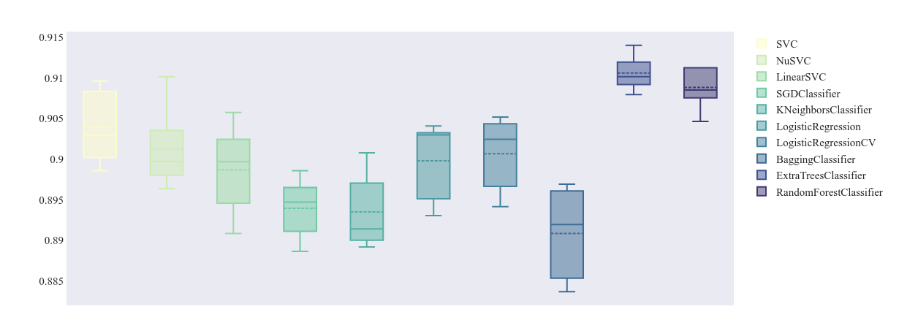
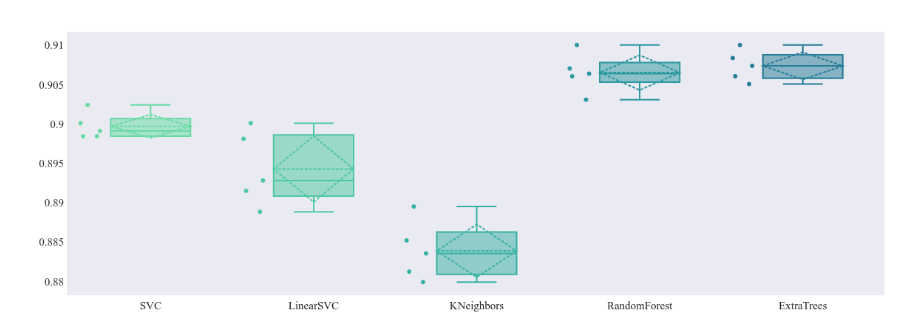
Before and after one commit to imilas/Synths_Stacks_Search, a Jupyter notebook: feature_extraction/openset_SVM.ipynb, the cells around one changed output. Cells and saved outputs as stored; diff of their text form; code cells hidden in the pictures.

```diff
--- a/feature_extraction/openset_SVM.ipynb
+++ b/feature_extraction/openset_SVM.ipynb
@@ -113,7 +113,7 @@ cm.show()
 from sklearn.metrics import f1_score
 from sklearn.pipeline import Pipeline
 from sklearn.svm import LinearSVC, NuSVC, SVC
-from sklearn.neighbors import KNeighborsClassifier
+from sklearn.neighbors import KNeighborsClassifier, NearestCentroid
 from sklearn.preprocessing import OneHotEncoder, LabelEncoder
 from sklearn.linear_model import LogisticRegressionCV, LogisticRegression, SGDClassifier
 from sklearn.ensemble import BaggingClassifier, ExtraTreesClassifier, RandomForestClassifier
@@ -121,8 +121,9 @@ import warnings
 warnings.filterwarnings('ignore')
 
 models = [
-    SVC(gamma=0.001,C= 100,kernel='rbf',class_weight=class_weights), LinearSVC(), KNeighborsClassifier(),
-    BaggingClassifier(), ExtraTreesClassifier(n_estimators=300),
+    SVC(gamma=0.001,C= 100,kernel='rbf',class_weight=class_weights), LinearSVC(C=10,class_weight=class_weights),
+    KNeighborsClassifier(n_neighbors=30,),
+    RandomForestClassifier(n_estimators=300,class_weight=class_weights), ExtraTreesClassifier(n_estimators=1100,class_weight=class_weights),
 
 ]
 
@@ -177,9 +165,9 @@ X_train, X_test, y_train, y_test = train_test_split(
     X, y, test_size=0.5, random_state=0)
 
 # Set the parameters by cross-validation
-tuned_parameters = [{'kernel': ['rbf'], 'gamma': [1e-3, 1e-4],
-                     'nu': [0.1,0.15,0.2,0.25,]},
-                    {'kernel': ['linear'], 'C': [1, 10, 100, 1000]}]
+tuned_parameters = [{
+                     'n_estimators': [1100,1300,800,400,300]},
+                    ]
 
 scores = ['precision', 'recall']
 
@@ -188,7 +176,7 @@ for score in scores:
     print()
 
     clf = GridSearchCV(
-        ExtraTreesClassifier(n_estimators=300,class_weight=class_weights), tuned_parameters, scoring='%s_macro' % score
+         ExtraTreesClassifier(), tuned_parameters, scoring='%s_macro' % score
     )
     clf.fit(X_train, y_train,)
 
@@ -222,39 +222,46 @@ ValueError: Invalid parameter gamma for estimator ExtraTreesClassifier(bootstrap
 # %%
 import plotly.graph_objects as go
 import plotly
-colors=plotly.colors.sequential.deep
+from kaleido.scopes.plotly import PlotlyScope
+colors=plotly.colors.sequential.Tealgrn[2:]
+
+scope = PlotlyScope()
 fig = go.Figure()
 
 for i,model in enumerate(models):
 #     score_model(X, y, model,)
-#     cv = ShuffleSplit(n_splits=3, test_size=0.9, random_state=0) # for quick test
-    cv = ShuffleSplit(n_splits=5, test_size=0.3, random_state=0)
+#     cv = ShuffleSplit(n_splits=2, test_size=0.9, random_state=0) # for quick test
+    cv = ShuffleSplit(n_splits=5, test_size=0.5, random_state=0)
     score = cross_val_score(model, X, y, cv=cv)
 
     fig.add_trace(go.Box(
     y=score,
-    name=type(model).__name__,
+    name=type(model).__name__.split("Class")[0],
     marker_color=colors[i],
-    boxmean=True, # represent mean. (sd shows standarddev)
-    boxpoints='outliers', # only outliers
+    boxmean="sd", # represent mean. (sd shows standarddev)
+    boxpoints='all',
     ))
 
 fig.update_layout(
+    showlegend=False,
     autosize=False,title=None,
     template="seaborn",
-    width=1000,height=400,
+    width=800,height=400,
     font_family="Times New Roman",
     font_size=15,
     title_font_family="Times New Roman",
     title_font_size=30,
     margin=dict(l=0, t=20,r=5, b=5),
     )
-fig.update_xaxes(showgrid=False,zeroline=False,ticks='',showticklabels=False)
+fig.update_xaxes(showgrid=False,zeroline=False,ticks='',)
 fig.update_yaxes(showgrid=False,zeroline=False,)
 
 fig.show()
+
+with open("../plots/mme_comparisons.pdf", "wb") as f:
+    f.write(scope.transform(fig, format="pdf", width=800,height=400,))
 # %% [output]
-[figure, old version]
+[figure, new version]
 # %%
 from sklearn.pipeline import Pipeline
 from yellowbrick.classifier import ClassificationReport
```
Also changed, not shown: parts of 2 cells of this notebook.
